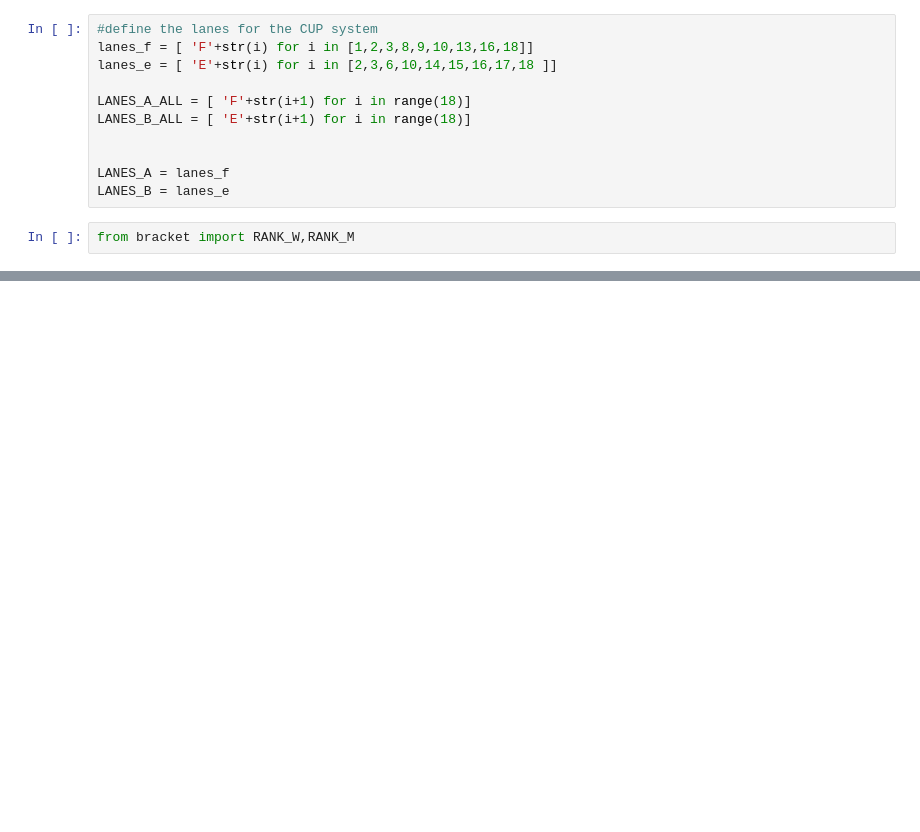
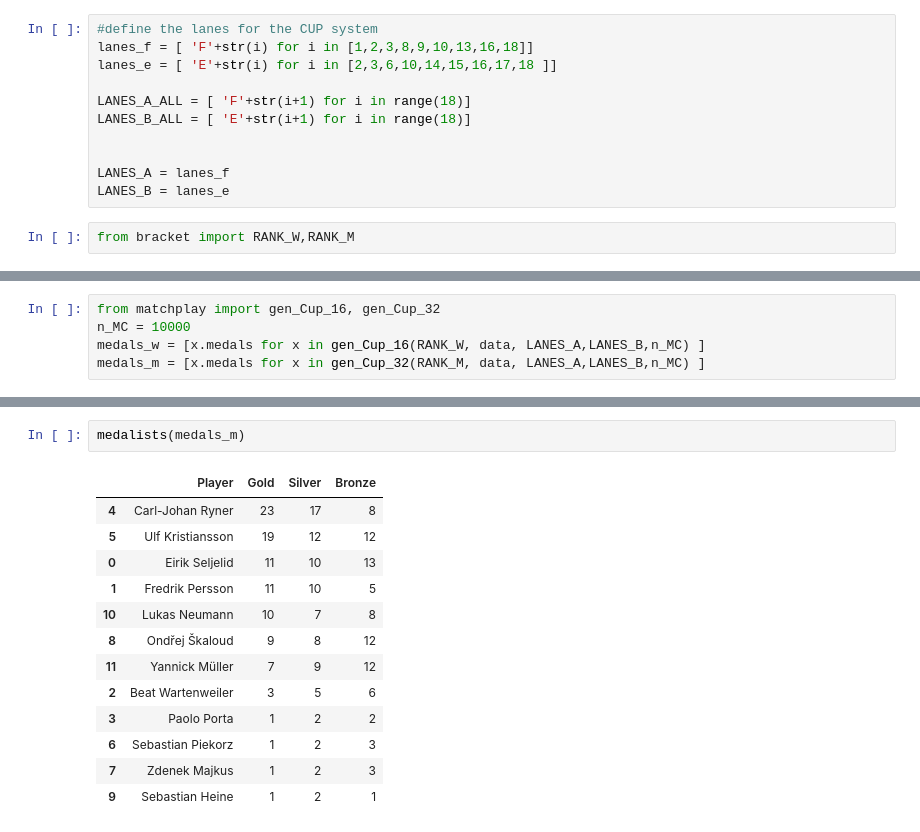
Before and after one commit to axarekma/WMC_2023_CUP, a Jupyter notebook: src/update_figures.ipynb, the cells around one changed output, grey strips where cells are left out. Drawn from its saved outputs; the diff is of its cells as text; blank space fills up the shorter version.

```diff
--- a/src/update_figures.ipynb
+++ b/src/update_figures.ipynb
@@ -38,0 +42,5 @@ plt.savefig('../FIG/matchplay_M_lanes',bbox_inches = 'tight')
+# %%
+from matchplay import gen_Cup_16, gen_Cup_32
+n_MC = 10000
+medals_w = [x.medals for x in gen_Cup_16(RANK_W, data, LANES_A,LANES_B,n_MC) ]
+medals_m = [x.medals for x in gen_Cup_32(RANK_M, data, LANES_A,LANES_B,n_MC) ]
@@ -38,0 +69,16 @@ plt.savefig('../FIG/matchplay_M_lanes',bbox_inches = 'tight')
+# %%
+medalists(medals_m)
+# %% [output]
+|  | Player | Gold | Silver | Bronze |
+| 4 | Carl-Johan Ryner | 23 | 17 | 8 |
+| 5 | Ulf Kristiansson | 19 | 12 | 12 |
+| 0 | Eirik Seljelid | 11 | 10 | 13 |
+| 1 | Fredrik Persson | 11 | 10 | 5 |
+| 10 | Lukas Neumann | 10 | 7 | 8 |
+| 8 | Ondřej Škaloud | 9 | 8 | 12 |
+| 11 | Yannick Müller | 7 | 9 | 12 |
+| 2 | Beat Wartenweiler | 3 | 5 | 6 |
+| 3 | Paolo Porta | 1 | 2 | 2 |
+| 6 | Sebastian Piekorz | 1 | 2 | 3 |
+| 7 | Zdenek Majkus | 1 | 2 | 3 |
+| 9 | Sebastian Heine | 1 | 2 | 1 |
```
Also changed, not shown: parts of 9 cells of this notebook, 6 other files.
